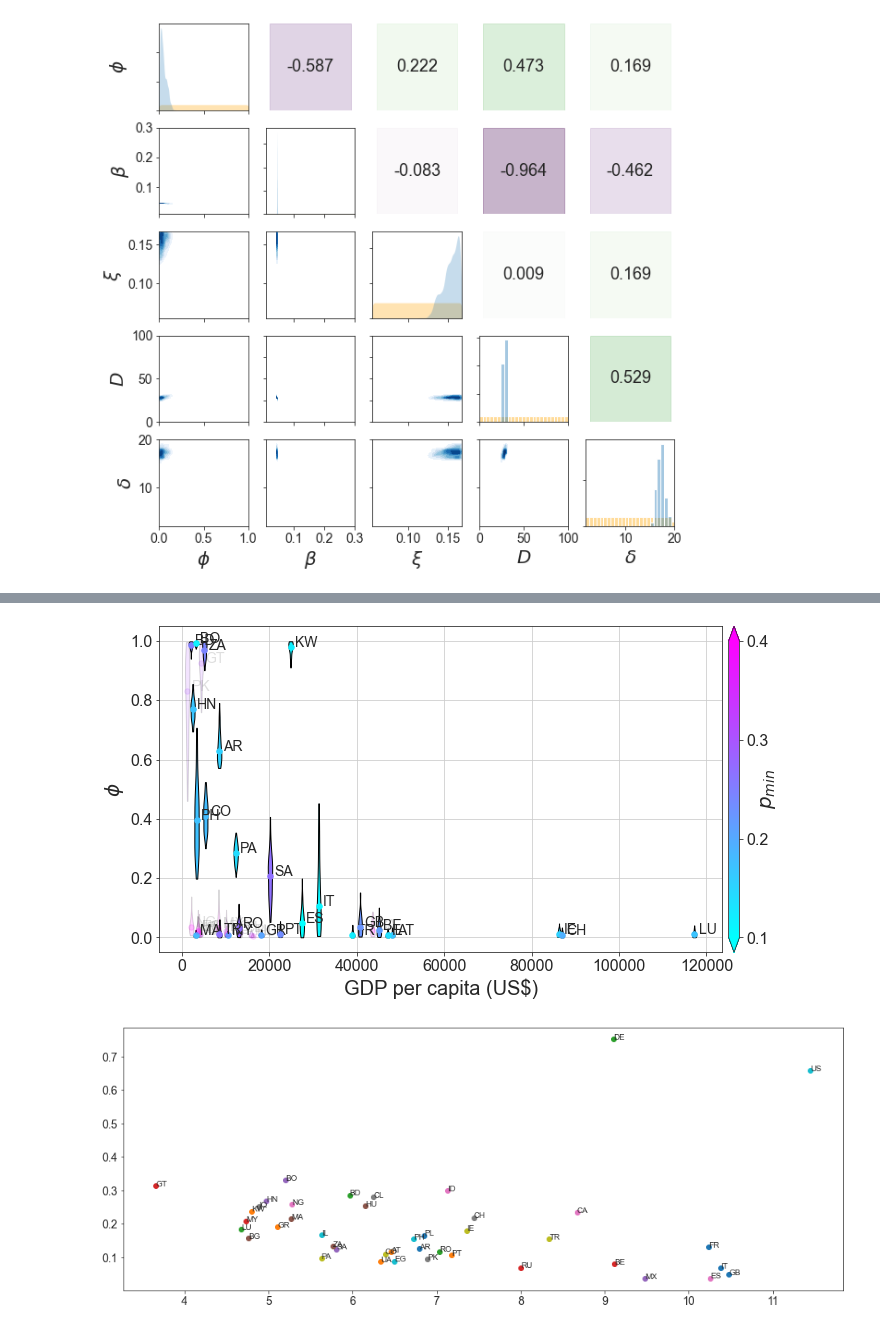
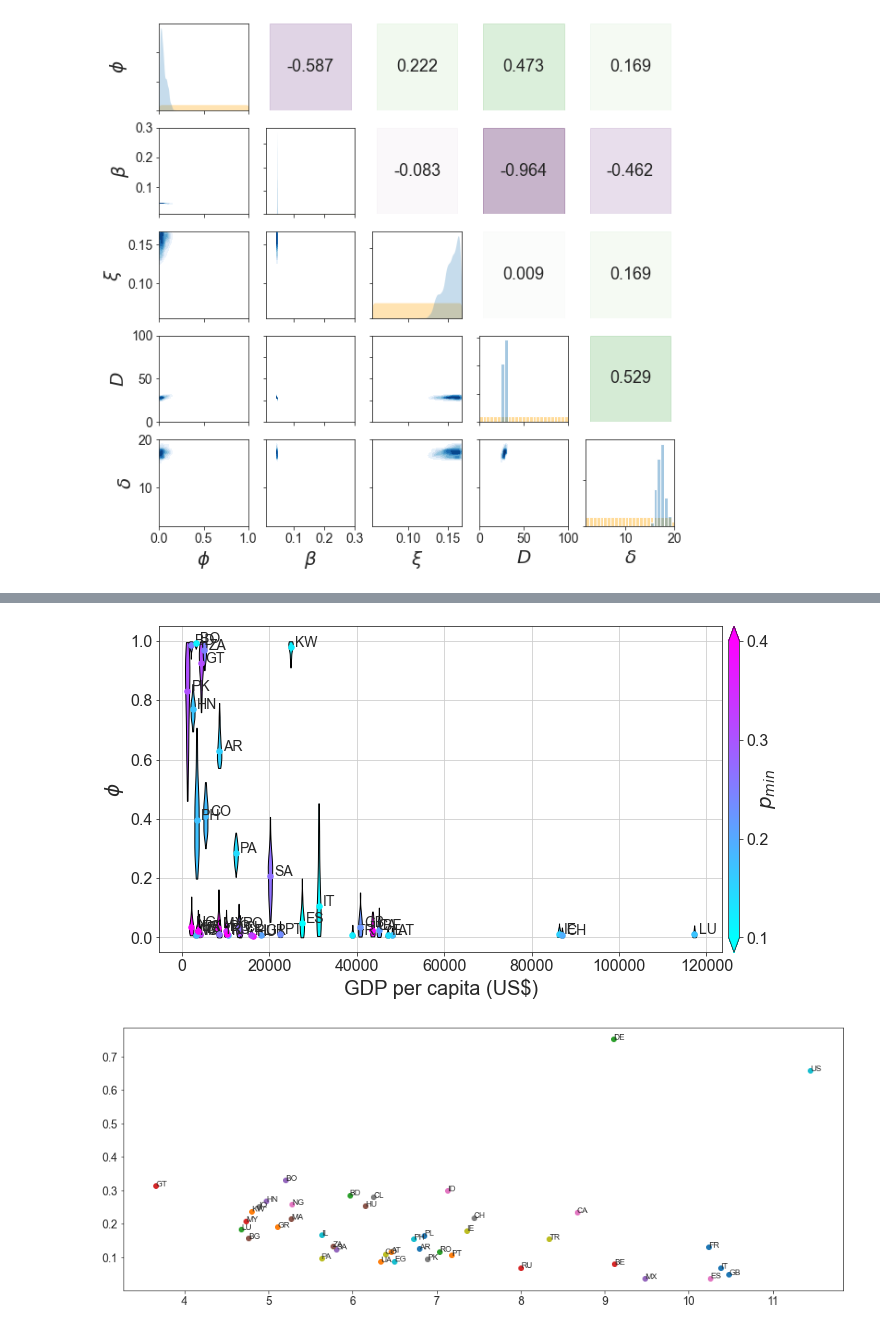
Before and after one commit to PabloValgaRuiz/frontiers23, a Jupyter notebook: notebooks/general_plots.ipynb, the cells around one changed output, grey strips where cells are left out. Drawn from its saved outputs; the diff is of its cells as text; code cells hidden in the pictures.

```diff
--- a/notebooks/general_plots.ipynb
+++ b/notebooks/general_plots.ipynb
@@ -190,7 +190,7 @@ for i,Country_code in enumerate(country_list):
         country_values.loc[Country_code] = {'max_dead':sum_dead, 'badness':badness, 'median':values[variable].iloc[:n_values].median(), 'PIBPC':inds[0], 'deathspc':deaths_per_capita}
         country_permeabilities[Country_code] = values.iloc[:100][variable].to_numpy()
     else:
-        alpha = 0.15
+        alpha = 1
 
 
     parts = ax.violinplot(
@@ -233,6 +233,6 @@ cbar.set_label(r'$p_{min}$', fontsize=20, labelpad=-10)
 ax.grid()
 
 
-# fig.savefig('figures/permeability.pdf', dpi=200, bbox_inches='tight')
+#fig.savefig('figures/permeability.png', dpi=300, bbox_inches='tight')
 sp.spearmanr(country_values['PIBPC'], country_values['median'])
 # %% [output]
@@ -240,4 +240,4 @@ SpearmanrResult(correlation=-0.5035897435897435, pvalue=0.008722438866213062)
-[figure, old version]
+[figure, new version]
 # %%
 def potential_function(x,a,b):
     return (a / (x**b))
```
Also changed, not shown: parts of 2 cells of this notebook, 12 other files.
